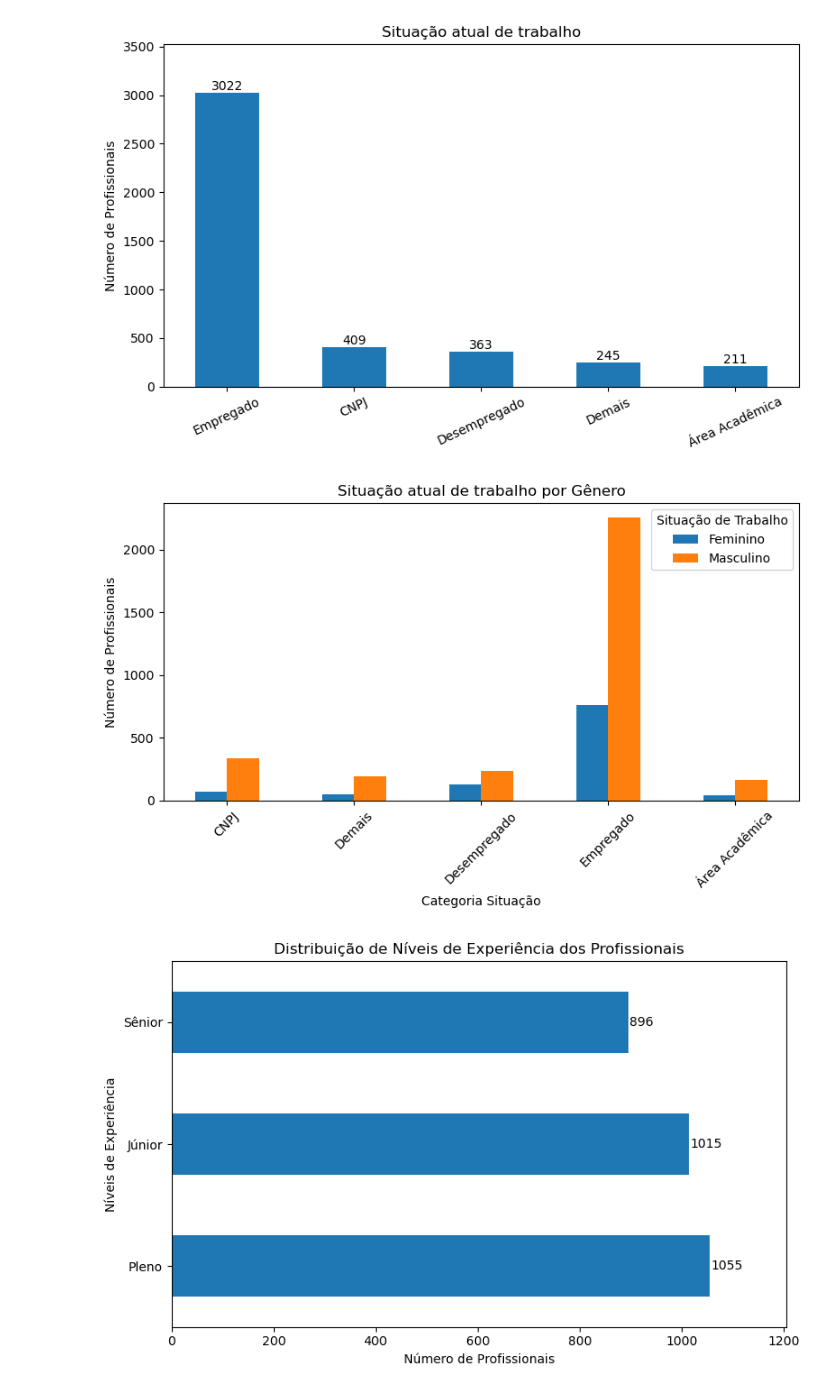
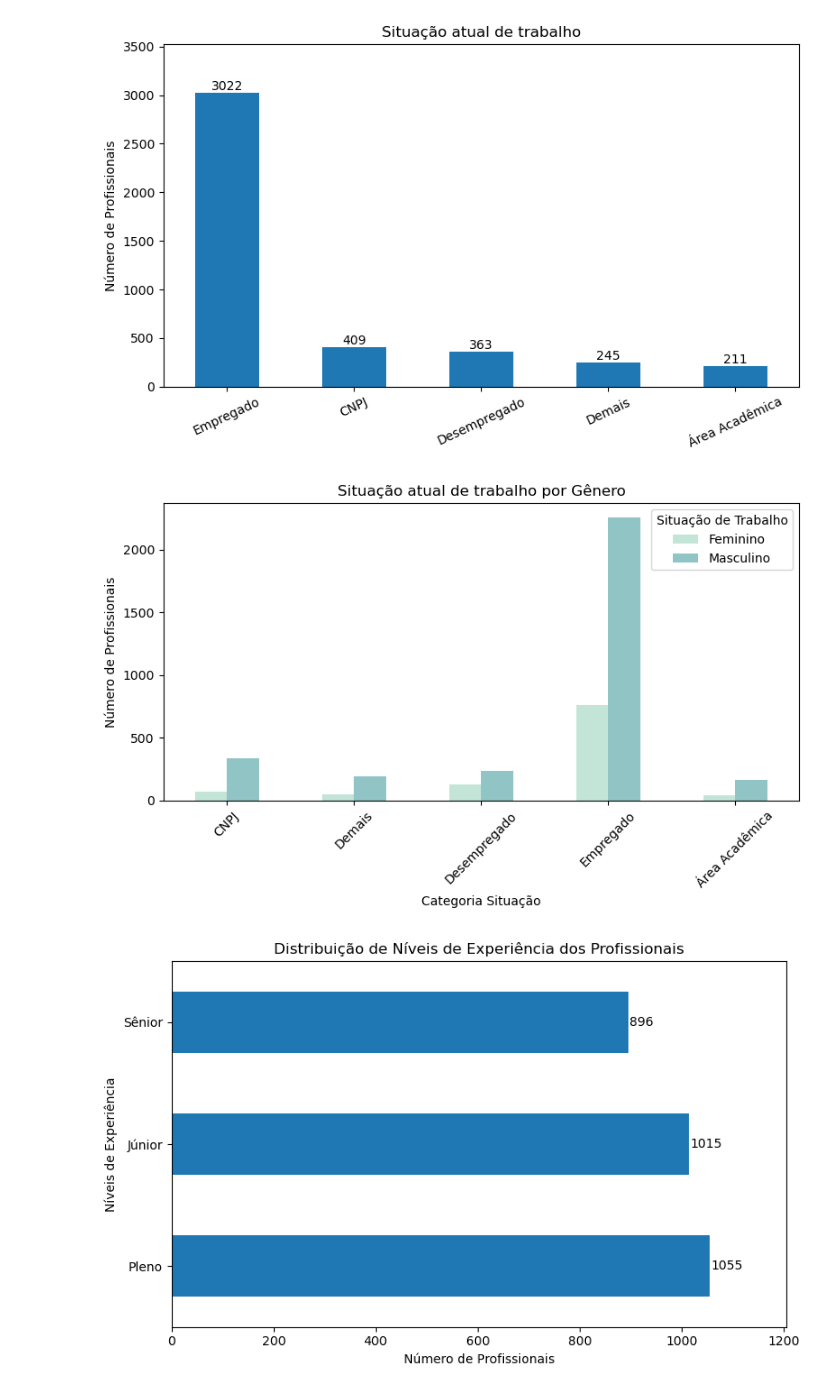
Before and after one commit to mariah-moreira/projeto_grupo_2, a Jupyter notebook: projeto_data_tech.ipynb, the cells around one changed output. Cells and saved outputs as stored; diff of their text form; code cells hidden in the pictures.

```diff
--- a/projeto_data_tech.ipynb
+++ b/projeto_data_tech.ipynb
@@ -61,35 +61,35 @@ contagem_cargos = df2['Categoria Situação'].value_counts()
 plt.figure(figsize=(8, 5))
 ax = contagem_cargos.plot(kind='bar')
 plt.title('Situação atual de trabalho')
 plt.ylabel('Número de Profissionais')
 plt.xticks(rotation=25, ha="center")  # Ajusta o ângulo e o alinhamento dos rótulos
 ax.set_xticklabels(contagem_cargos.index)  # Define os rótulos manualmente
 
 # Adicionar os valores exatos acima das barras
 for i, v in enumerate(contagem_cargos):
     ax.text(i, v + 1, str(v), ha='center', va='bottom', fontsize=10)
 
 # Ajustar os limites do eixo y para aumentar a borda superior
 plt.ylim(top=max(contagem_cargos) + 500)  # Aumenta a borda superior
 
 plt.tight_layout()
 plt.show()
 
 # Contagem da situação de trabalho por gênero
 
 contagem_situacao_genero = df2.groupby('Categoria Situação')["('P1_b ', 'Genero')"].value_counts().unstack()
 
 # Plotagem do gráfico de barras
-ax = contagem_situacao_genero.plot(kind='bar', figsize=(8, 5))
+ax = contagem_situacao_genero.plot(kind='bar', figsize=(8, 5), color=sns.cubehelix_palette(start=.5, rot=-.5))
 plt.title('Situação atual de trabalho por Gênero')
 plt.ylabel('Número de Profissionais')
 plt.xticks(rotation=45)
 plt.tight_layout()
 plt.legend(title="Situação de Trabalho")
 plt.show()
 # %% [output]
 [figure]
-[figure, old version]
+[figure, new version]
 # %%
 # Distribuição de níveis de experiência
 contagem_niveis = df2["('P2_g ', 'Nivel')"].value_counts()
```
Also changed, not shown: parts of 1 cell of this notebook.
